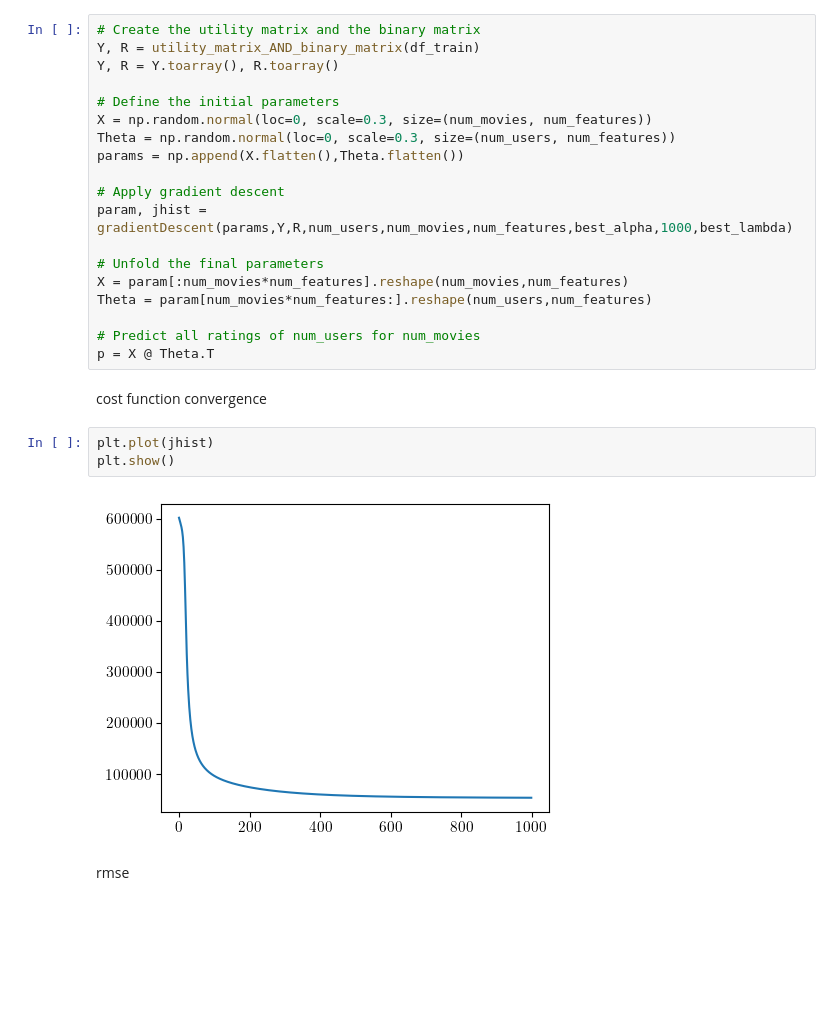
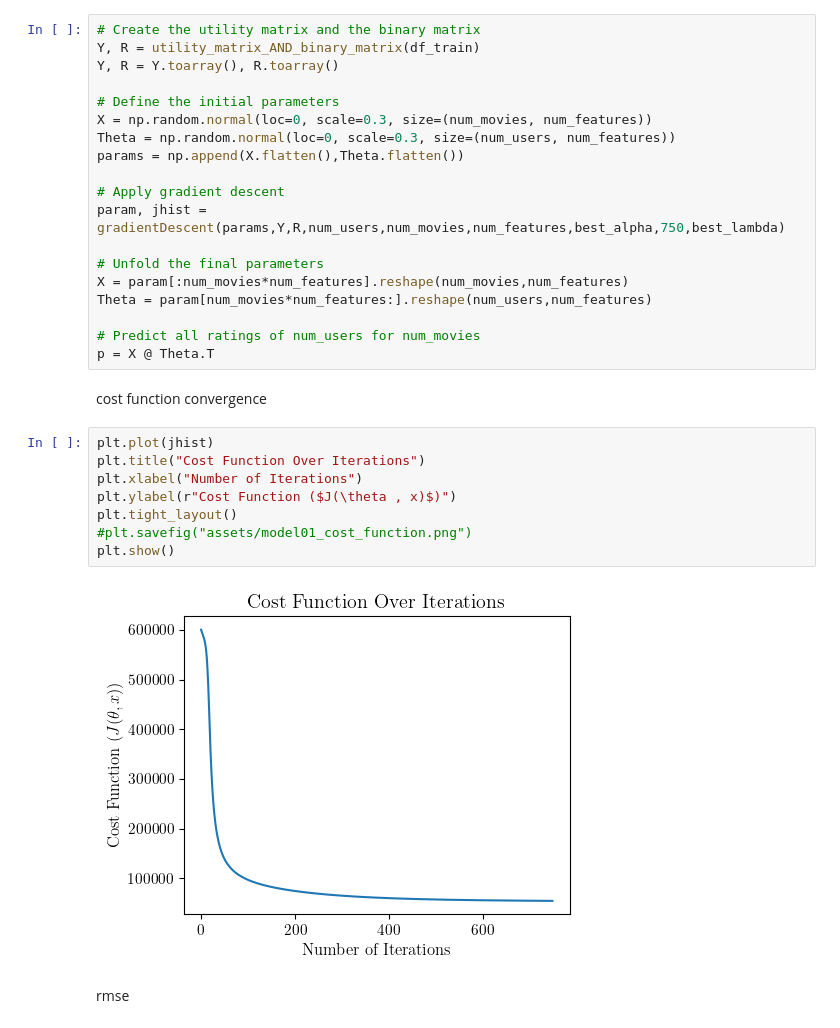
Before and after one commit to jepe06/Project2--Recommender-System, a Jupyter notebook: 03 model01.ipynb, the cells around one changed output. Drawn from its saved outputs; the diff is of its cells as text; blank space fills up the shorter version.

```diff
--- a/03 model01.ipynb
+++ b/03 model01.ipynb
@@ -324,7 +326,7 @@ Theta = np.random.normal(loc=0, scale=0.3, size=(num_users, num_features))
 params = np.append(X.flatten(),Theta.flatten())
 
 # Apply gradient descent
-param, jhist = gradientDescent(params,Y,R,num_users,num_movies,num_features,best_alpha,1000,best_lambda)
+param, jhist = gradientDescent(params,Y,R,num_users,num_movies,num_features,best_alpha,750,best_lambda)
 
 # Unfold the final parameters
 X = param[:num_movies*num_features].reshape(num_movies,num_features)
@@ -334,11 +336,16 @@ Theta = param[num_movies*num_features:].reshape(num_users,num_features)
 p = X @ Theta.T
 # %% [markdown]
 cost function convergence
-# %%
-plt.plot(jhist)
-plt.show()
-# %% [output]
-[figure, removed]
+# %%
+plt.plot(jhist)
+plt.title("Cost Function Over Iterations")
+plt.xlabel("Number of Iterations")
+plt.ylabel(r"Cost Function ($J(\theta , x)$)")
+plt.tight_layout()
+#plt.savefig("assets/model01_cost_function.png")
+plt.show()
+# %% [output]
+[figure, added]
 # %% [markdown]
 rmse
 # %%
```
Also changed, not shown: parts of 15 cells of this notebook, 6 other files.
